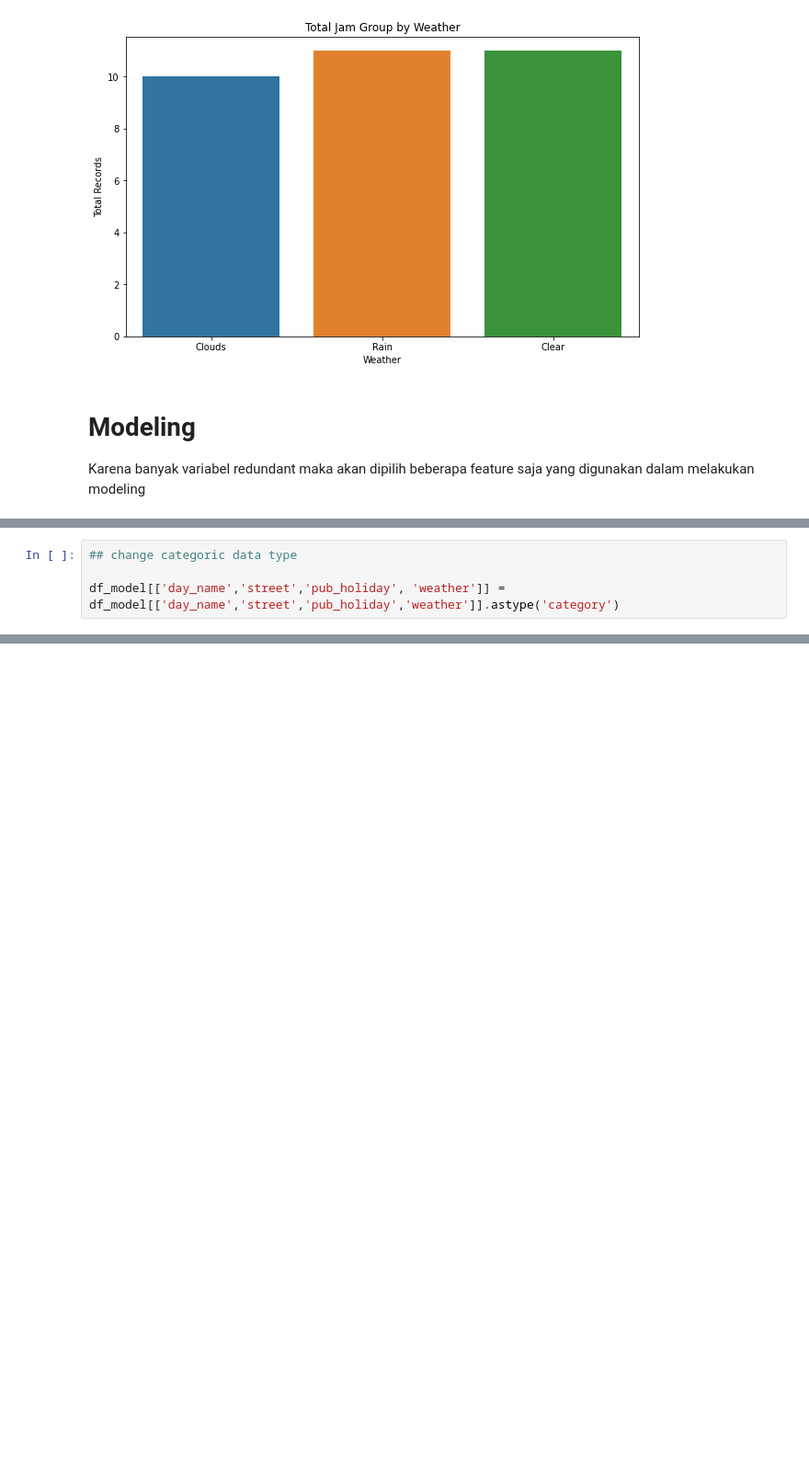
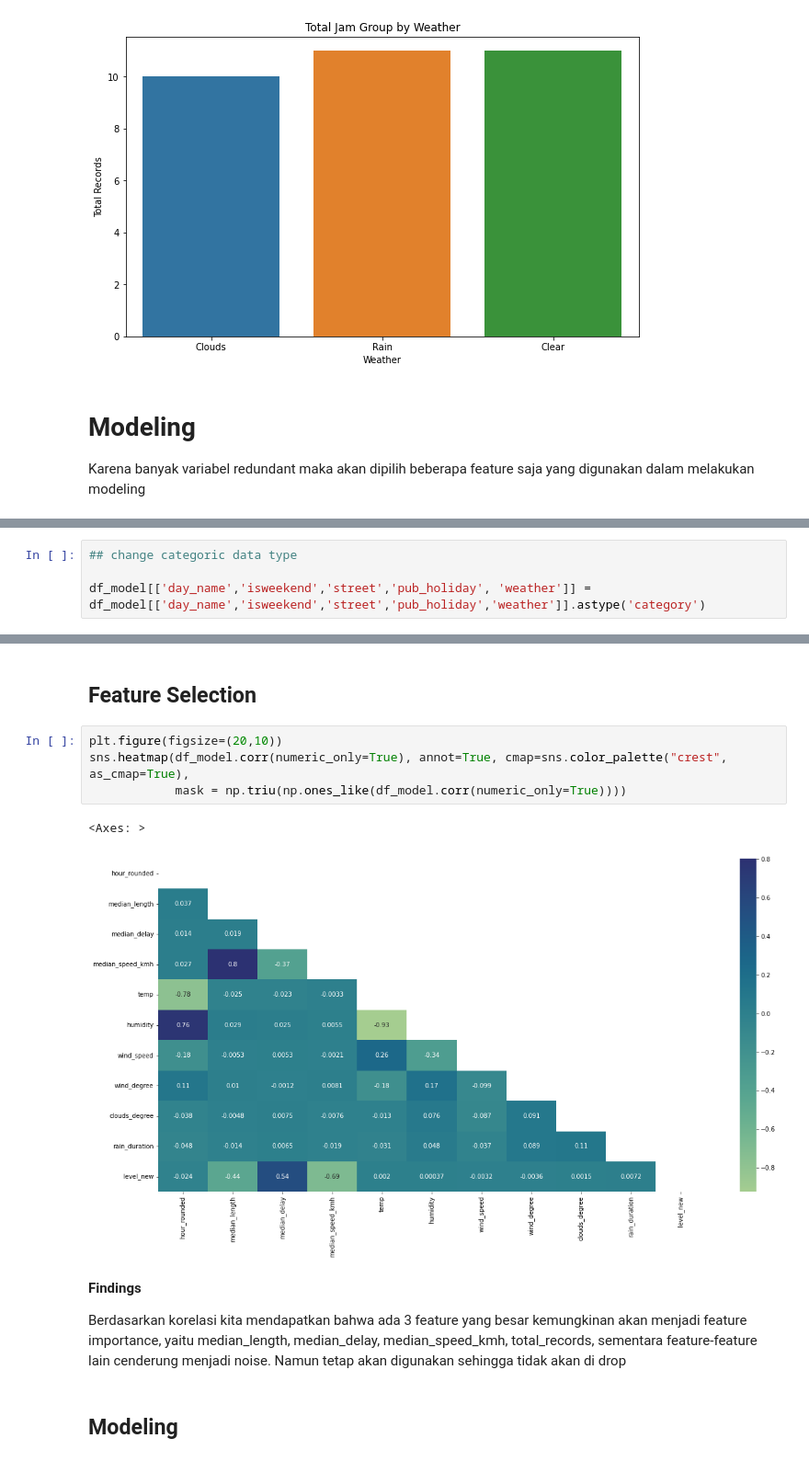
Before and after one commit to ihsannurfaqih/dsls_ds, a Jupyter notebook: notebook/EDA & Modeling iter0.ipynb, the cells around one changed output, grey strips where cells are left out. Shown at 92% size. Saved outputs shown, nothing was run; the diff lists cells and outputs as text; blank space fills up the shorter version.

```diff
--- a/notebook/EDA & Modeling iter0.ipynb
+++ b/notebook/EDA & Modeling iter0.ipynb
@@ -416,4 +420,4 @@ memory usage: 12.3+ MB
 # %%
 ## change categoric data type
 
-df_model[['day_name','street','pub_holiday', 'weather']] = df_model[['day_name','street','pub_holiday','weather']].astype('category')
+df_model[['day_name','isweekend','street','pub_holiday', 'weather']] = df_model[['day_name','isweekend','street','pub_holiday','weather']].astype('category')
@@ -439,0 +447,15 @@ memory usage: 10.1 MB
+# %% [markdown]
+## Feature Selection
+# %%
+plt.figure(figsize=(20,10))
+sns.heatmap(df_model.corr(numeric_only=True), annot=True, cmap=sns.color_palette("crest", as_cmap=True),
+            mask = np.triu(np.ones_like(df_model.corr(numeric_only=True))))
+# %% [output]
+<Axes: >
+[figure, added]
+# %% [markdown]
+**Findings**
+
+Berdasarkan korelasi kita mendapatkan bahwa ada 3 feature yang besar kemungkinan akan menjadi feature importance, yaitu median_length, median_delay, median_speed_kmh, total_records, sementara feature-feature lain cenderung menjadi noise. Namun tetap akan digunakan sehingga tidak akan di drop
+# %% [markdown]
+## Modeling
```
Also changed, not shown: parts of 49 cells of this notebook, 1 other file.
